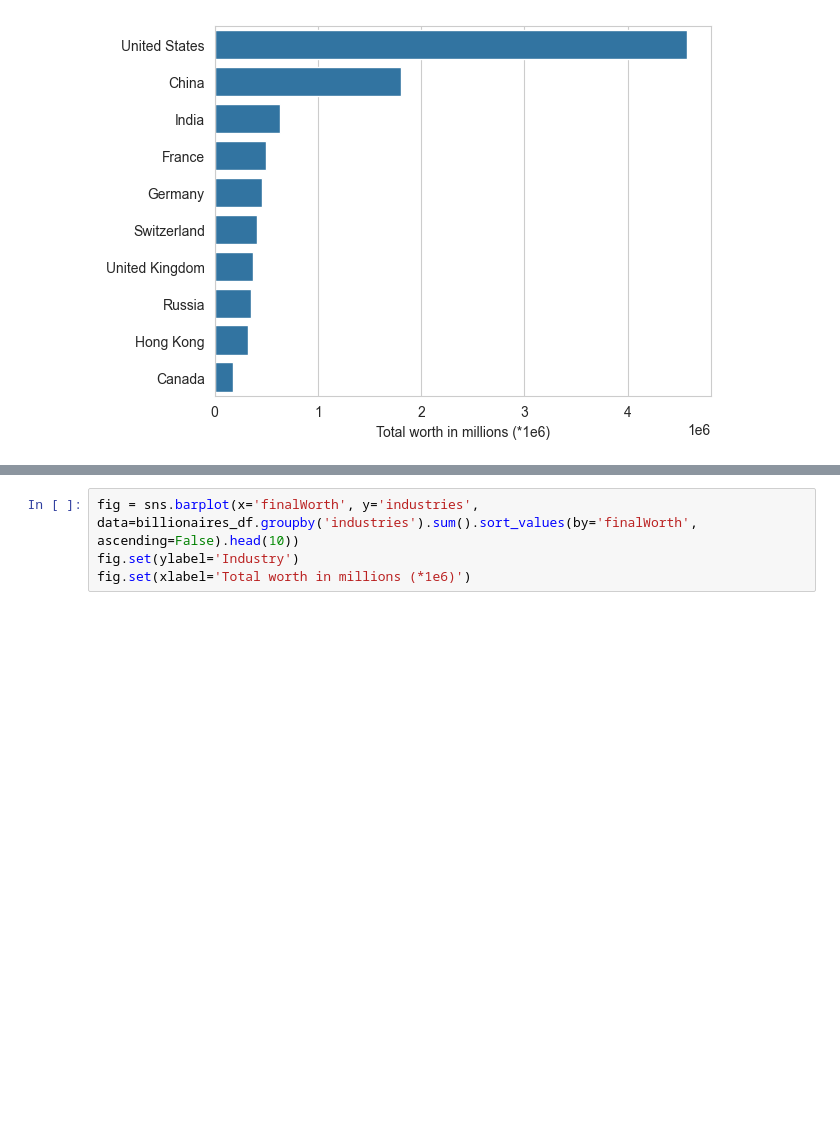
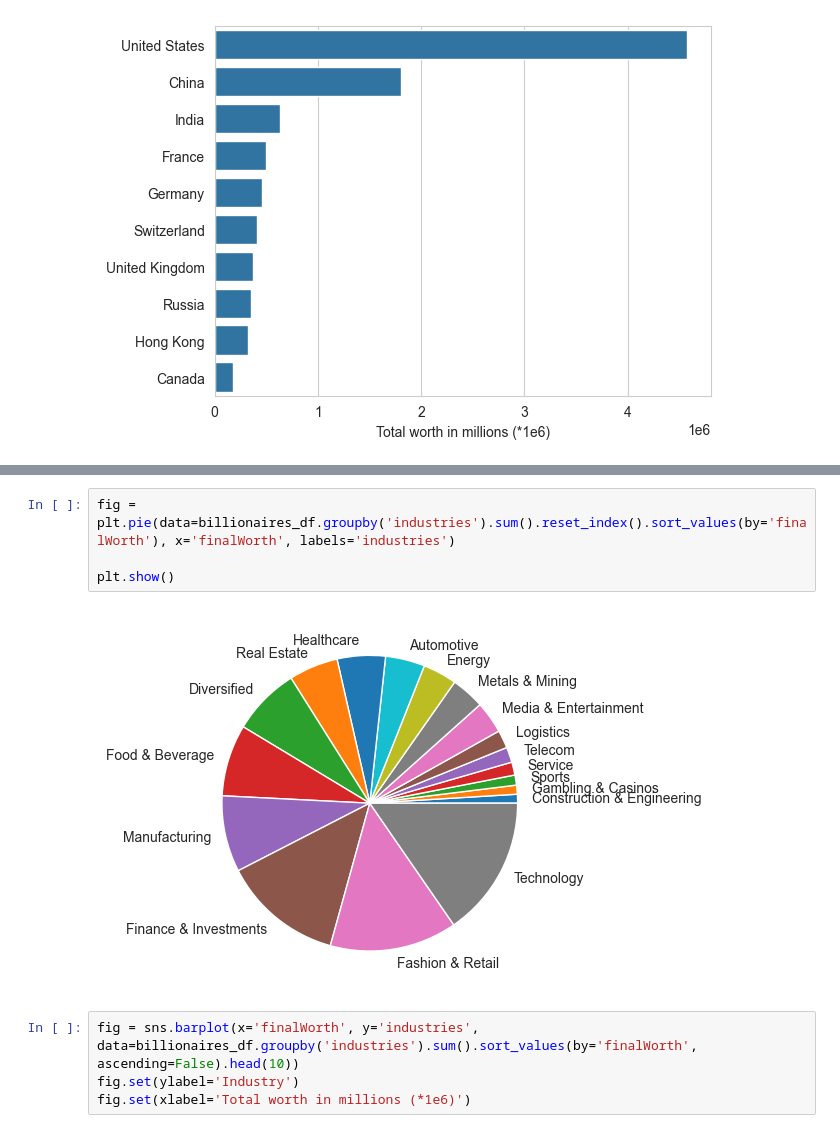
Before and after one commit to RoGellert/python_r_ds_de_projects, a Jupyter notebook: Billionaires/Billionaires_exploratory_analysis.ipynb, the cells around one changed output, grey strips where cells are left out. Drawn from its saved outputs; the diff is of its cells as text; blank space fills up the shorter version.

Commit message:
Exploratory data analysis

```diff
--- a/Billionaires/Billionaires_exploratory_analysis.ipynb
+++ b/Billionaires/Billionaires_exploratory_analysis.ipynb
@@ -165,3 +175,9 @@ fig.set(ylabel='')
+# %%
+fig = plt.pie(data=billionaires_df.groupby('industries').sum().reset_index().sort_values(by='finalWorth'), x='finalWorth', labels='industries')
+
+plt.show()
+# %% [output]
+[figure, added]
 # %%
 fig = sns.barplot(x='finalWorth', y='industries', data=billionaires_df.groupby('industries').sum().sort_values(by='finalWorth', ascending=False).head(10))
 fig.set(ylabel='Industry')
```
Also changed, not shown: parts of 3 cells of this notebook, 3 other files.
